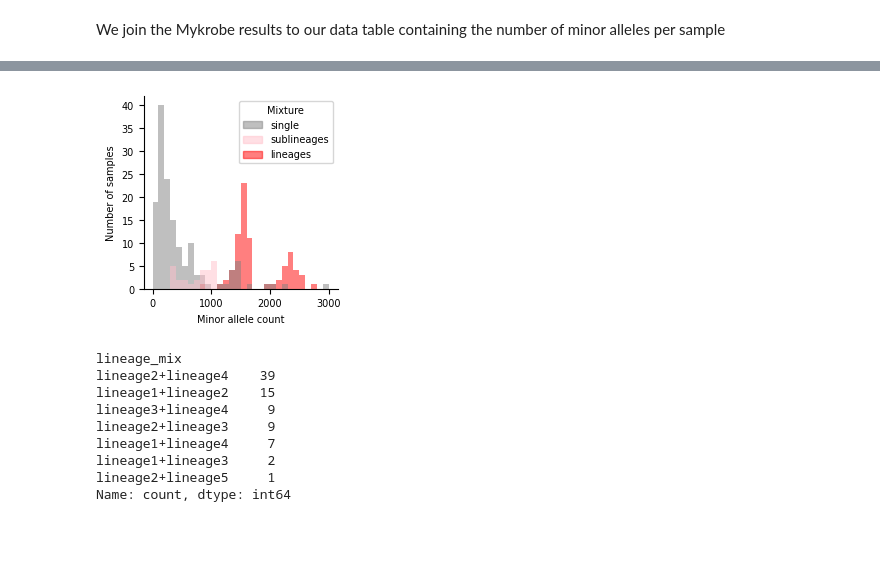
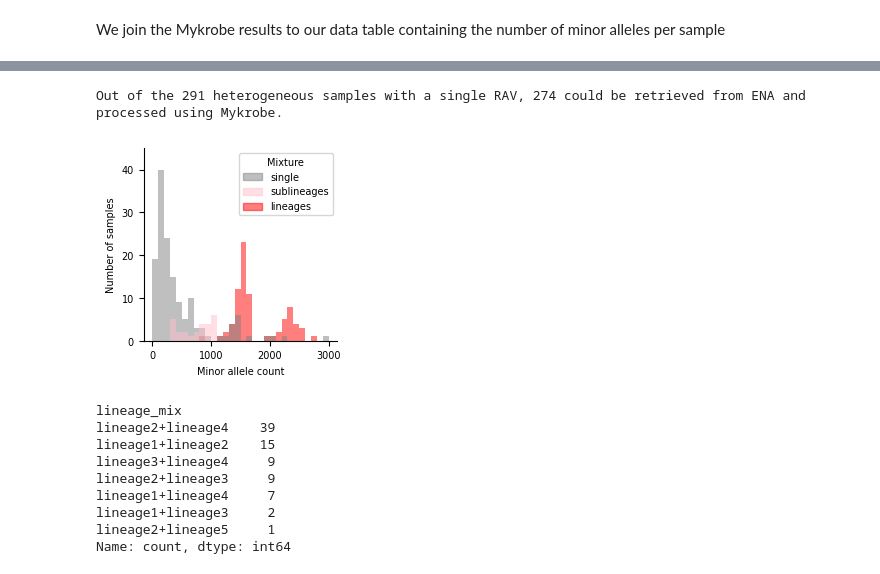
Before and after one commit to fowler-lab/tuberculosis-RNAP-subpopulations, a Jupyter notebook: analysis.ipynb, the cells around one changed output, grey strips where cells are left out. Saved outputs shown, nothing was run; the diff lists cells and outputs as text; code cells hidden in the pictures; blank space fills up the shorter version.

```diff
--- a/analysis.ipynb
+++ b/analysis.ipynb
@@ -888,3 +893,7 @@ variant_count_all_Mykrobe['mixture_type'].value_counts()
+# %%
+print(f"Out of the {variant_count_all.uniqueid.nunique()} heterogeneous samples with a single RAV, {variant_count_all_Mykrobe.uniqueid.nunique()} could be retrieved from ENA and processed using Mykrobe.")
+# %% [output]
+Out of the 291 heterogeneous samples with a single RAV, 274 could be retrieved from ENA and processed using Mykrobe.
 # %%
 # Set up the figure and axes
 fig, ax = plt.subplots(figsize=(2.5, 2.5))  # Adjust the size as needed
@@ -900,34 +909,36 @@ legend_order = ['single', 'sublineages', 'lineages']
 
 # Store proxies for the legend
 legend_proxies = {}
 
 # Loop through each group and plot its histogram
 for (label, group), color in zip(groups, colors):
     group['minor_count'].plot(
         kind='hist',
         bins=range(0, 3100, 100),  # Adjust bin size if necessary
         color=color,
         alpha=0.5,  # Make bars semi-transparent for overlapping
         label=label,
         ax=ax
     )
     # Create a proxy artist for the legend
     if label in legend_order:
         legend_proxies[label] = mpatches.Patch(color=color, alpha=0.5)
 
 # Add the legend with the correct order
 ordered_proxies = [legend_proxies[label] for label in legend_order]
 ax.legend(ordered_proxies, legend_order, title='Mixture', loc='upper right')
 
 # Add labels and customize appearance
+ax.set_ylim(0, 45)
+ax.set_yticks(range(0, 50, 10))
 ax.set_xlabel('Minor allele count')
 ax.set_ylabel('Number of samples')
 ax.spines["top"].set_visible(False)
 ax.spines["right"].set_visible(False)
 
 fig.savefig('pdf/bar-lineage-minor-allele-counts.pdf', bbox_inches='tight', transparent=True)
 # %% [output]
-[figure, old version]
+[figure, new version]
 # %%
 variant_count_all_Mykrobe.lineage_2.value_counts()
 variant_count_all_Mykrobe['lineage_1_main'] = variant_count_all_Mykrobe.lineage_1.apply(lambda x: x.split('.')[0] if isinstance(x, str) and '.' in x else x)
```
Also changed, not shown: parts of 8 cells of this notebook, 1 other file.
